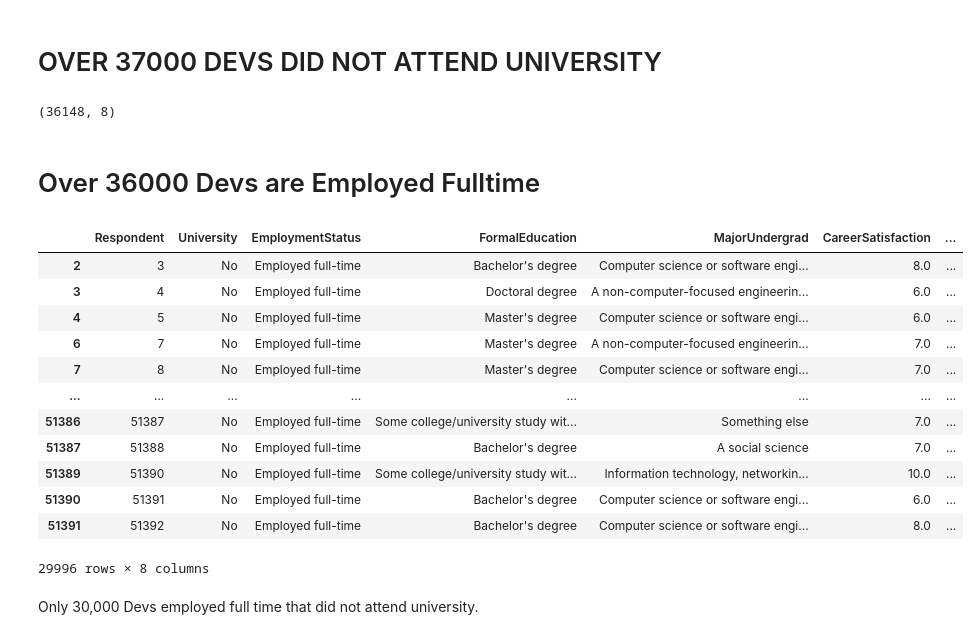
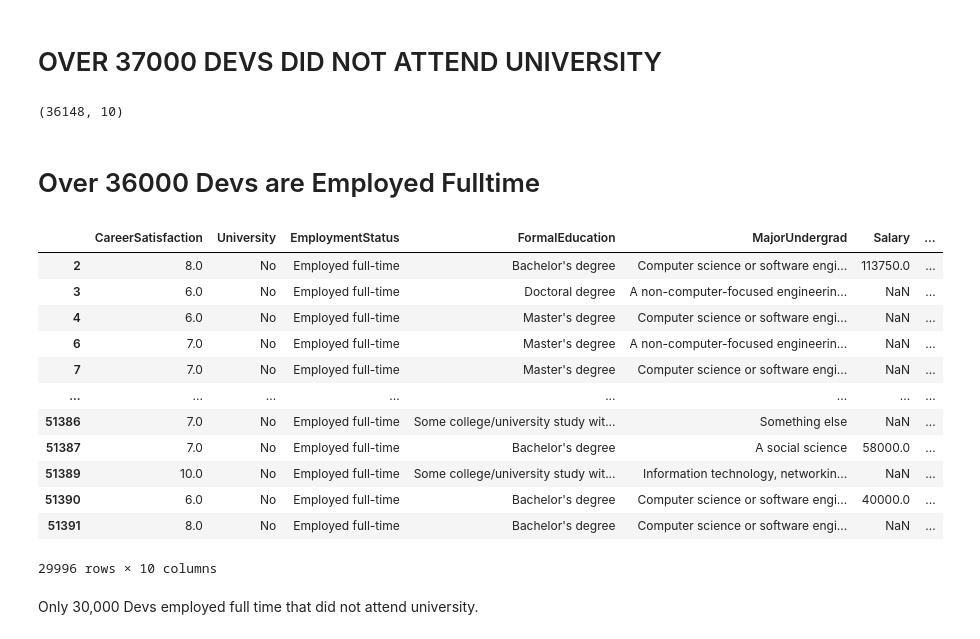
Before and after one commit to Seungrace/Write-a-data-science-blog-post, a Jupyter notebook: Udacity - Write a data science blog post.ipynb, the cells around one changed output. Saved outputs shown, nothing was run; the diff lists cells and outputs as text; code cells hidden in the pictures.

```diff
--- a/Udacity - Write a data science blog post.ipynb
+++ b/Udacity - Write a data science blog post.ipynb
@@ -23,0 +1,16 @@ RangeIndex(start=0, stop=51392, step=1)
+# %%
+#import
+import os
+import pandas as pd
+import numpy as np
+import matplotlib.pyplot as plt
+
+#dataset path
+DATASET_PATH = os.path.join("datasets" , "Stack-OverFlow-2017")
+
+def load_data(dataset_path=DATASET_PATH):
+    """Loads data from path."""
+    csv_path = os.path.join(dataset_path, "survey_results_public.csv")
+    return pd.read_csv(csv_path)
+
+df = load_data()
@@ -47,7 +44,7 @@ display(df.columns.tolist())
 We need to know the relationship between career satisfaction , in order to determine if they would be good metrics for success for the stackflow survey's software developers
 # %%
 #Data Preparation, Selecting relevant columns
-cols = ['Respondent', 'University','EmploymentStatus','FormalEducation','MajorUndergrad','CareerSatisfaction','JobSatisfaction','Salary']
+cols = ['CareerSatisfaction', 'University','EmploymentStatus','FormalEducation','MajorUndergrad','Salary','JobSatisfaction','Respondent','HomeRemote', 'Gender']
 df_cols = df[cols]
 df_cols.head()
 # %% [output]
@@ -109,32 +104,44 @@ df_cols['University'].value_counts().plot(kind="bar", figsize=(15,7), color="#61
 [figure]
 # %% [markdown]
 # OVER 37000 DEVS DID NOT ATTEND UNIVERSITY
+# %%
+def df_eq(col, row ):
+    """Shortens df_cols[col]== row"""
+
+    return (df_cols[col]== row)
+
+def df_gr(col, row):
+    """ Shortens df_cols[col]>= row """
+    return (df_cols[col] >= row)
+
+def df_lt(col,row):
+    """ Shortens df_cols[col]<= row """
+    return (df_cols[col] <= row)
 # %%
-df_cols[(df_cols['EmploymentStatus'] == 'Employed full-time')].shape
+df_cols[df_eq('EmploymentStatus','Employed full-time')].shape
 # %% [output]
-(36148, 8)
+(36148, 10)
 # %% [markdown]
 # Over 36000 Devs are Employed Fulltime
 # %%
-university=(df_cols['University'] == 'No')
-employed=(df_cols['EmploymentStatus'] == 'Employed full-time')
+university=df_eq('University', 'No') #using the df_col function to reduce complexity/ boilerplate
+employed=df_eq('EmploymentStatus','Employed full-time')
 dev_nem=df_cols[university & employed ]#devs employed full time that didnt attend university
-
 dev_nem
 # %% [output]
-|  | Respondent | University | EmploymentStatus | FormalEducation | MajorUndergrad | CareerSatisfaction | ... |
-| 2 | 3 | No | Employed full-time | Bachelor's degree | Computer science or software engi... | 8.0 | ... |
-| 3 | 4 | No | Employed full-time | Doctoral degree | A non-computer-focused engineerin... | 6.0 | ... |
-| 4 | 5 | No | Employed full-time | Master's degree | Computer science or software engi... | 6.0 | ... |
-| 6 | 7 | No | Employed full-time | Master's degree | A non-computer-focused engineerin... | 7.0 | ... |
-| 7 | 8 | No | Employed full-time | Master's degree | Computer science or software engi... | 7.0 | ... |
+|  | CareerSatisfaction | University | EmploymentStatus | FormalEducation | MajorUndergrad | Salary | ... |
+| 2 | 8.0 | No | Employed full-time | Bachelor's degree | Computer science or software engi... | 113750.0 | ... |
+| 3 | 6.0 | No | Employed full-time | Doctoral degree | A non-computer-focused engineerin... | NaN | ... |
+| 4 | 6.0 | No | Employed full-time | Master's degree | Computer science or software engi... | NaN | ... |
+| 6 | 7.0 | No | Employed full-time | Master's degree | A non-computer-focused engineerin... | NaN | ... |
+| 7 | 7.0 | No | Employed full-time | Master's degree | Computer science or software engi... | NaN | ... |
 | ... | ... | ... | ... | ... | ... | ... | ... |
-| 51386 | 51387 | No | Employed full-time | Some college/university study wit... | Something else | 7.0 | ... |
-| 51387 | 51388 | No | Employed full-time | Bachelor's degree | A social science | 7.0 | ... |
-| 51389 | 51390 | No | Employed full-time | Some college/university study wit... | Information technology, networkin... | 10.0 | ... |
-| 51390 | 51391 | No | Employed full-time | Bachelor's degree | Computer science or software engi... | 6.0 | ... |
-| 51391 | 51392 | No | Employed full-time | Bachelor's degree | Computer science or software engi... | 8.0 | ... |
+| 51386 | 7.0 | No | Employed full-time | Some college/university study wit... | Something else | NaN | ... |
+| 51387 | 7.0 | No | Employed full-time | Bachelor's degree | A social science | 58000.0 | ... |
+| 51389 | 10.0 | No | Employed full-time | Some college/university study wit... | Information technology, networkin... | NaN | ... |
+| 51390 | 6.0 | No | Employed full-time | Bachelor's degree | Computer science or software engi... | 40000.0 | ... |
+| 51391 | 8.0 | No | Employed full-time | Bachelor's degree | Computer science or software engi... | NaN | ... |
-29996 rows × 8 columns
+29996 rows × 10 columns
 # %% [markdown]
 Only 30,000 Devs employed full time that did not attend university.
 # %%
```
Also changed, not shown: parts of 48 cells of this notebook.
